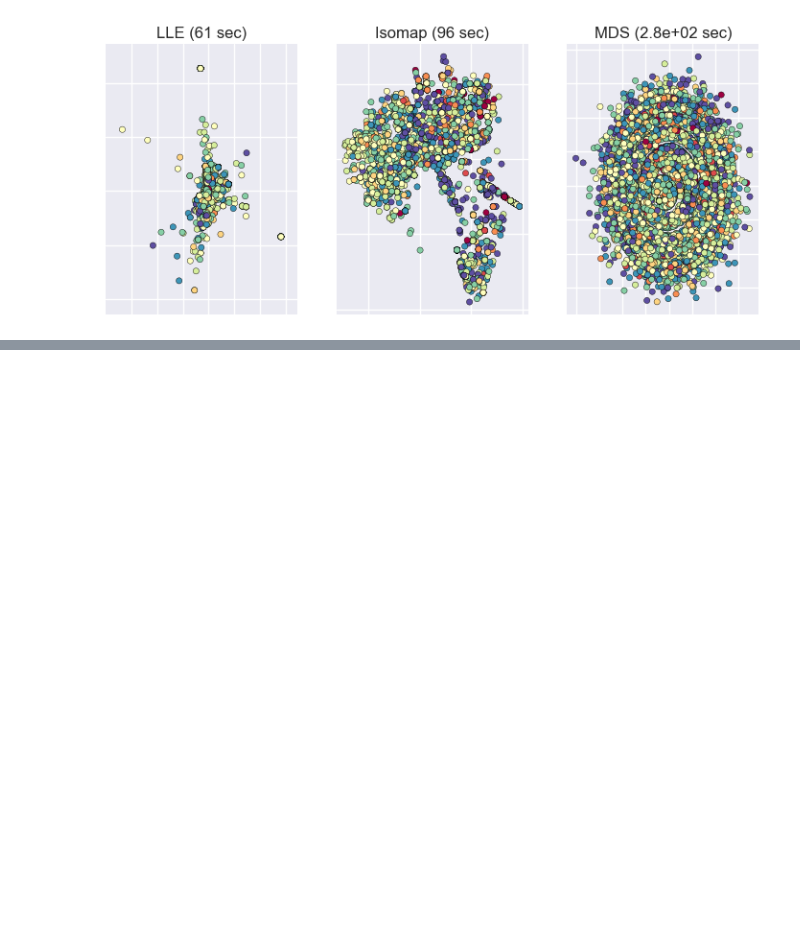
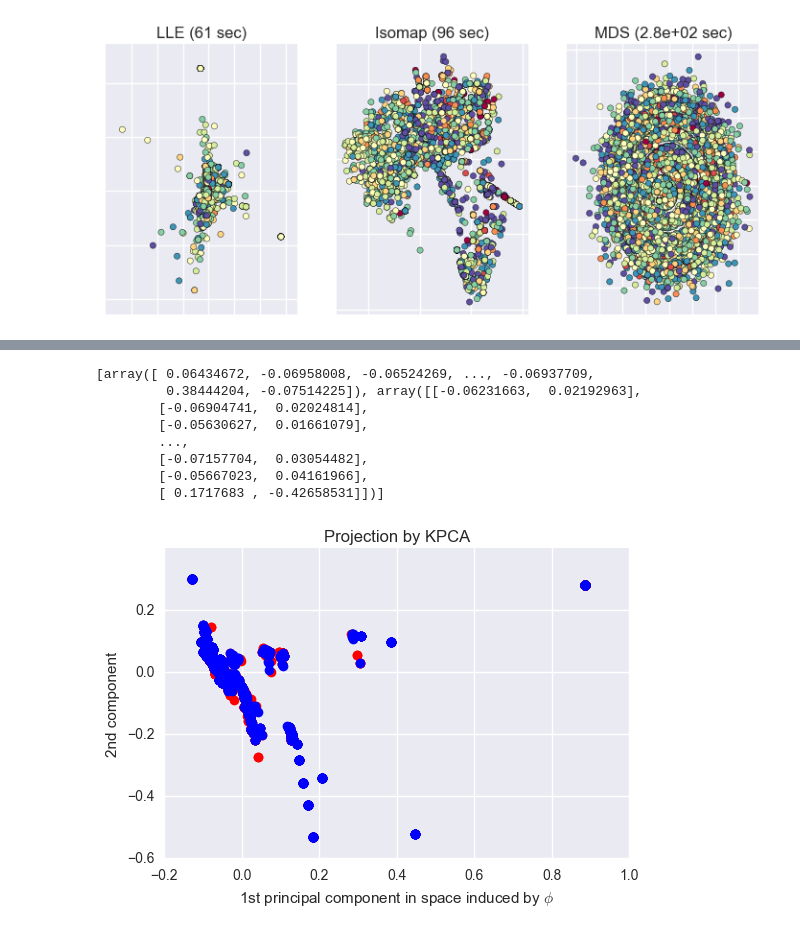
Before and after one commit to joroscha/ml, a Jupyter notebook: Data Exploration.ipynb, the cells around one changed output, grey strips where cells are left out. Saved outputs shown, nothing was run; the diff lists cells and outputs as text; code cells hidden in the pictures; blank space fills up the shorter version.

```diff
--- a/Data Exploration.ipynb
+++ b/Data Exploration.ipynb
@@ -441,0 +472,21 @@ MDS: 2.8e+02 sec
+# %%
+reds = colors_df<4
+blues = colors_df>=4
+
+plt.plot(X_kpca[reds, 0], X_kpca[reds, 1], "ro")
+plt.plot(X_kpca[blues, 0], X_kpca[blues, 1], "bo")
+plt.title("Projection by KPCA")
+plt.xlabel("1st principal component in space induced by $\phi$")
+plt.ylabel("2nd component")
+
+[X_kpca[reds,0], X_kpca[blues]]
+# %% [output]
+[array([ 0.06434672, -0.06958008, -0.06524269, ..., -0.06937709,
+         0.38444204, -0.07514225]), array([[-0.06231663,  0.02192963],
+        [-0.06904741,  0.02024814],
+        [-0.05630627,  0.01661079],
+        ...,
+        [-0.07157704,  0.03054482],
+        [-0.05667023,  0.04161966],
+        [ 0.1717683 , -0.42658531]])]
+[figure, added]
```
Also changed, not shown: parts of 21 cells of this notebook, 5 other files.
